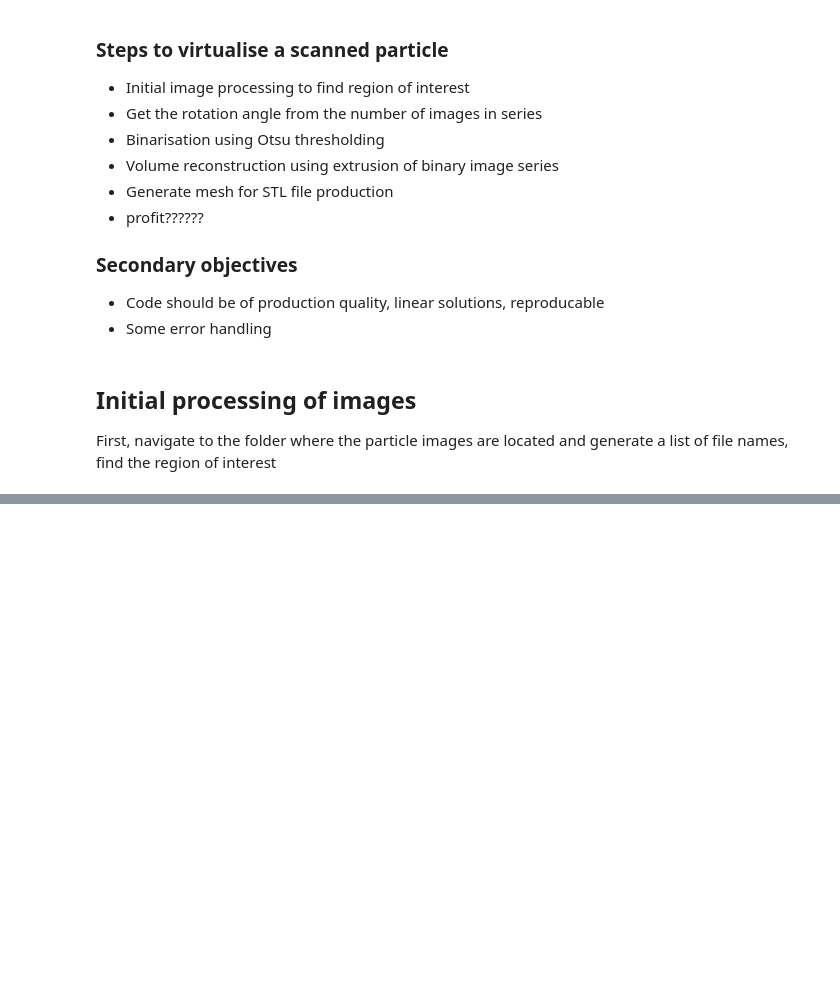
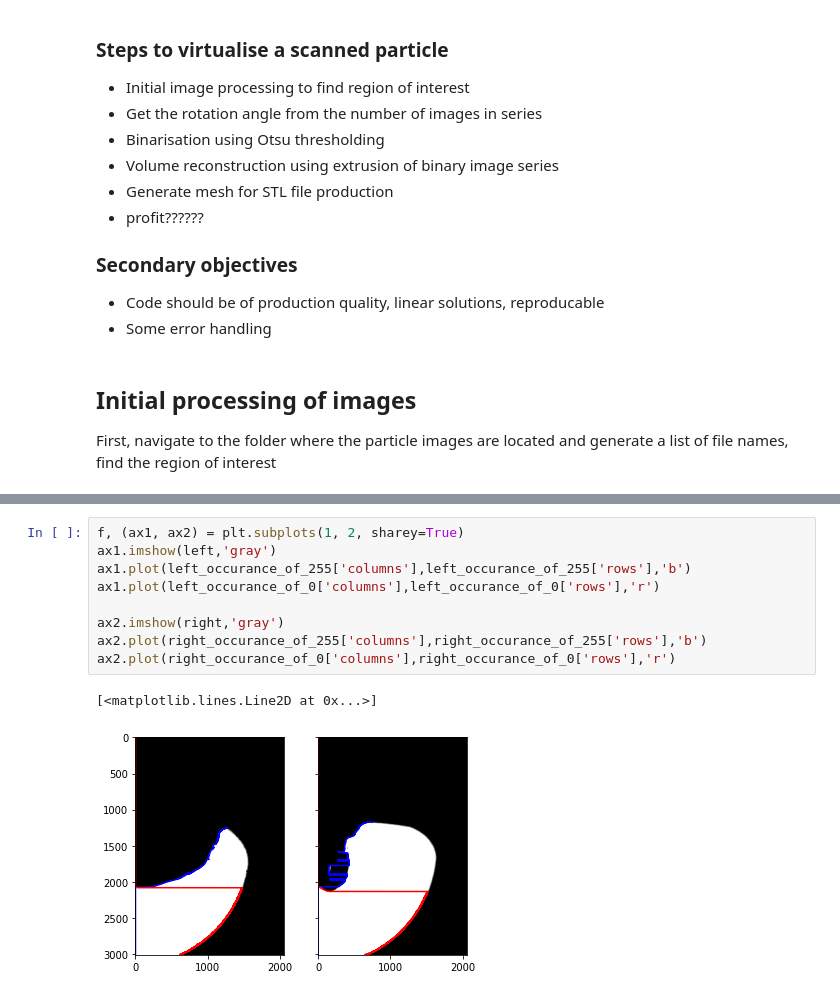
Before and after one commit to Gustafferson/particleVirtualization, a Jupyter notebook: testBed.ipynb, the cells around one changed output, grey strips where cells are left out. Drawn from its saved outputs; the diff is of its cells as text; blank space fills up the shorter version.

```diff
--- a/testBed.ipynb
+++ b/testBed.ipynb
@@ -68,0 +115,12 @@ plt.imshow(th3,'gray')
+# %%
+f, (ax1, ax2) = plt.subplots(1, 2, sharey=True)
+ax1.imshow(left,'gray')
+ax1.plot(left_occurance_of_255['columns'],left_occurance_of_255['rows'],'b')
+ax1.plot(left_occurance_of_0['columns'],left_occurance_of_0['rows'],'r')
+
+ax2.imshow(right,'gray')
+ax2.plot(right_occurance_of_255['columns'],right_occurance_of_255['rows'],'b')
+ax2.plot(right_occurance_of_0['columns'],right_occurance_of_0['rows'],'r')
+# %% [output]
+[<matplotlib.lines.Line2D at 0x...>]
+[figure, added]
```
Also changed, not shown: parts of 7 cells of this notebook, 1 other file.
